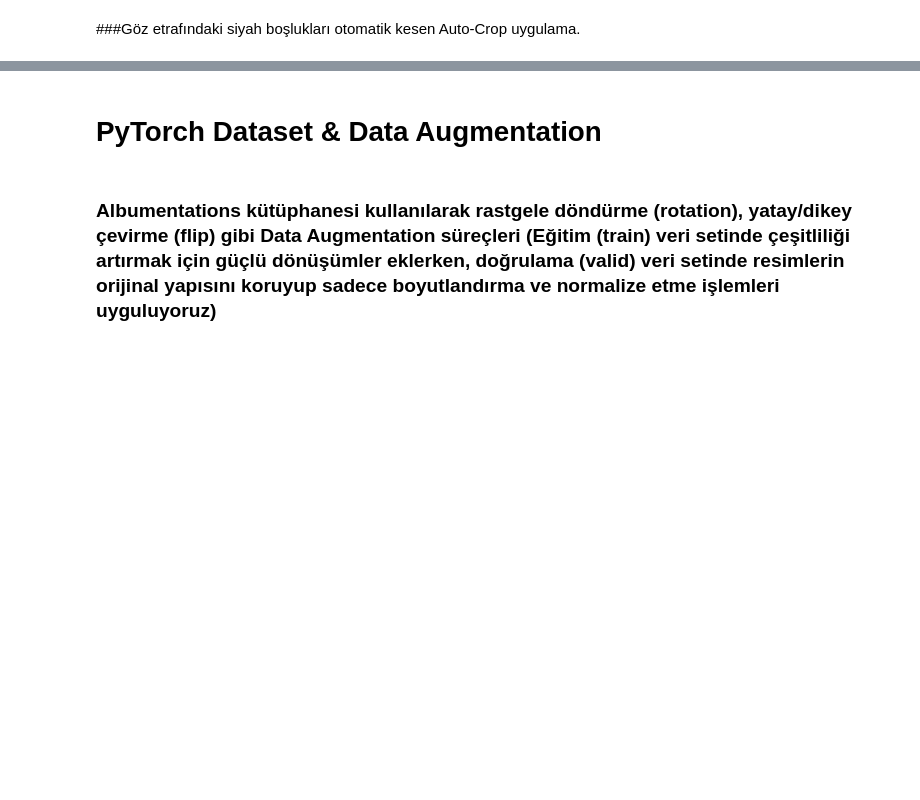
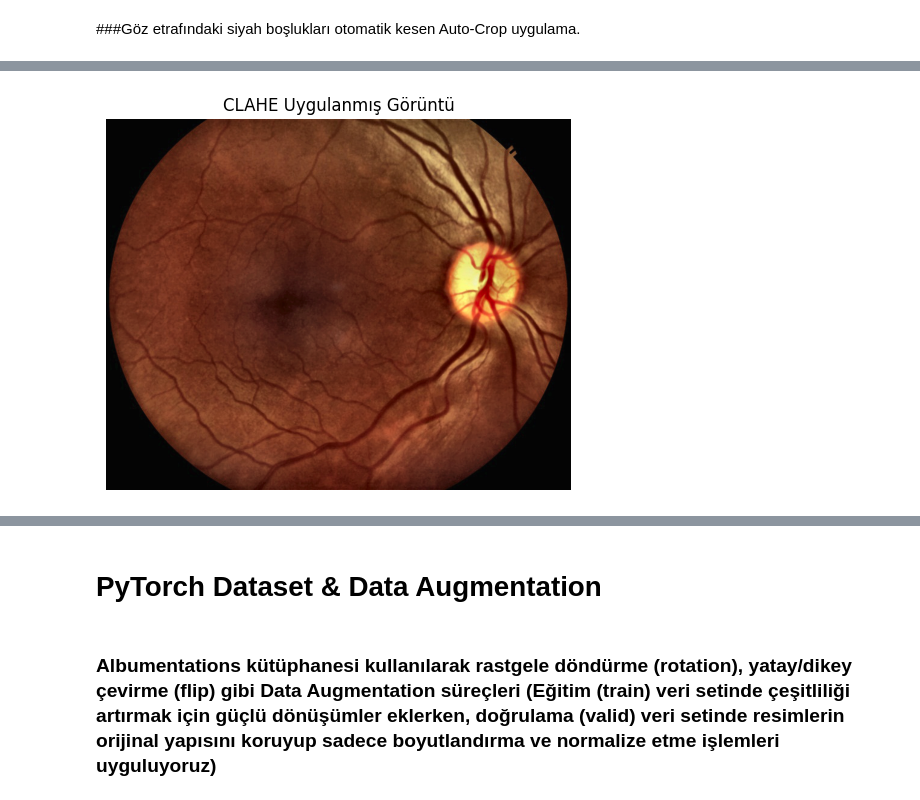
Before and after one commit to ruveydakarakoyun/APTOS-2019, a Jupyter notebook: aptos_2019.ipynb, the cells around one changed output, grey strips where cells are left out. Drawn from its saved outputs; the diff is of its cells as text; code cells hidden in the pictures; blank space fills up the shorter version.

```diff
--- a/aptos_2019.ipynb
+++ b/aptos_2019.ipynb
@@ -530,18 +592,2 @@ KeyboardInterrupt:
 # %% [markdown]
 ###Göz etrafındaki siyah boşlukları otomatik kesen Auto-Crop uygulama.
-# %%
-def auto_crop(image, threshold=10, padding=5):
-    gray = cv2.cvtColor(image, cv2.COLOR_RGB2GRAY)
-    mask = gray > threshold
-
-    if not np.any(mask):
-        return image
-
-    y_coords, x_coords = np.where(mask)
-
-    x_min = max(0, x_coords.min() - padding)
-    y_min = max(0, y_coords.min() - padding)
-    x_max = min(image.shape[1], x_coords.max() + padding + 1)
-    y_max = min(image.shape[0], y_coords.max() + padding + 1)
-
-    return image[y_min:y_max, x_min:x_max]
@@ -627,9 +760,14 @@ plt.show()
 # %%
-# CLAHE
+import cv2
+import matplotlib.pyplot as plt
+import numpy as np
+
+
+# ==============================================================================
+# 1. CLAHE FONKSİYONU
 # Retina görüntüsünde lokal kontrastı artırır
-
+# ==============================================================================
 def apply_clahe(image, clip_limit=2.0, tile_grid_size=(8, 8)):
-
     # RGB -> LAB
     lab = cv2.cvtColor(image, cv2.COLOR_RGB2LAB)
 
@@ -637,10 +775,7 @@ def apply_clahe(image, clip_limit=2.0, tile_grid_size=(8, 8)):
     l, a, b = cv2.split(lab)
 
     # CLAHE oluştur
-    clahe = cv2.createCLAHE(
-        clipLimit=clip_limit,
-        tileGridSize=tile_grid_size
-    )
+    clahe = cv2.createCLAHE(clipLimit=clip_limit, tileGridSize=tile_grid_size)
 
     # Sadece parlaklık (L) kanalına CLAHE uygula
     l_clahe = clahe.apply(l)
@@ -649,9 +784,51 @@ def apply_clahe(image, clip_limit=2.0, tile_grid_size=(8, 8)):
     lab_clahe = cv2.merge((l_clahe, a, b))
 
     # LAB -> RGB
-    enhanced_image = cv2.cvtColor(
-        lab_clahe,
-        cv2.COLOR_LAB2RGB
-    )
+    enhanced_image = cv2.cvtColor(lab_clahe, cv2.COLOR_LAB2RGB)
 
     return enhanced_image
+
+
+# ==============================================================================
+# 2. KARŞILAŞTIRMA FONKSİYONU
+# CLAHE öncesi ve sonrası görüntüleri yan yana çizer
+# ==============================================================================
+def compare_clahe(before_image, after_image):
+    plt.figure(figsize=(12, 5))
+
+    # CLAHE öncesi
+    plt.subplot(1, 2, 1)
+    plt.imshow(before_image)
+    plt.title("CLAHE Öncesi (Auto-Crop)")
+    plt.axis("off")
+
+    # CLAHE sonrası
+    plt.subplot(1, 2, 2)
+    plt.imshow(after_image)
+    plt.title("CLAHE Sonrası (Netleştirilmiş)")
+    plt.axis("off")
+
+    plt.tight_layout()
+    plt.show()
+
+
+# ==============================================================================
+# 3. UYGULAMA VE BOYUT KONTROLÜ
+# ==============================================================================
+# CLAHE uygulama
+clahe_image = apply_clahe(cropped_image)
+
+# Boyut Kontrolleri
+print("Auto-Crop görüntü boyutu:", cropped_image.shape)
+print("CLAHE görüntü boyutu    :", clahe_image.shape)
+
+# Tekli Görselleştirme
+plt.figure(figsize=(6, 6))
+plt.imshow(clahe_image)
+plt.title("CLAHE Uygulanmış Görüntü")
+plt.axis("off")
+plt.show()
+
+# Karşılaştırmalı Görselleştirme
+compare_clahe(cropped_image, clahe_image)
+# %% [output]
@@ -657,0 +837 @@ def apply_clahe(image, clip_limit=2.0, tile_grid_size=(8, 8)):
+[figure, added]
```
Also changed, not shown: parts of 53 cells of this notebook, 1 other file.
